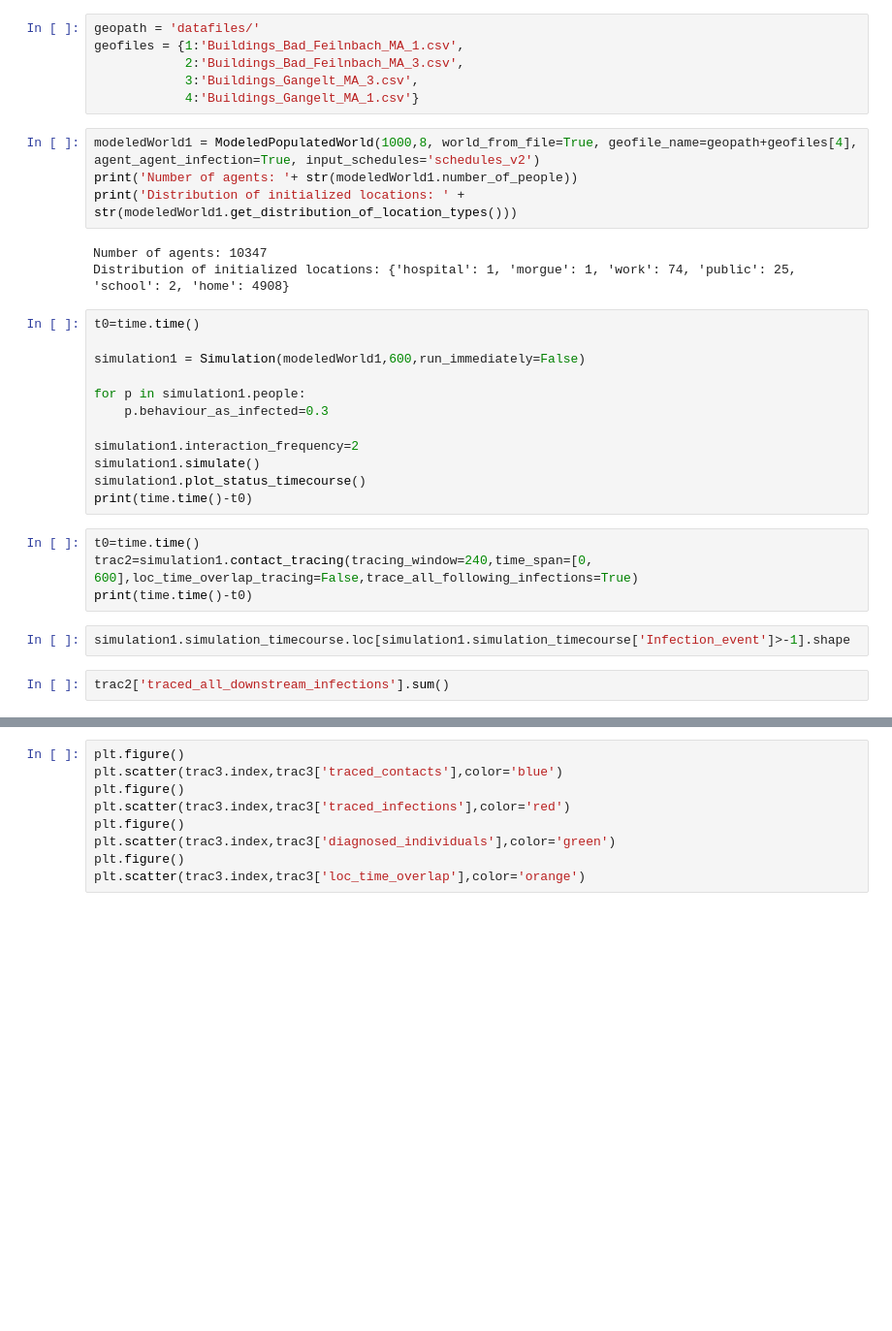
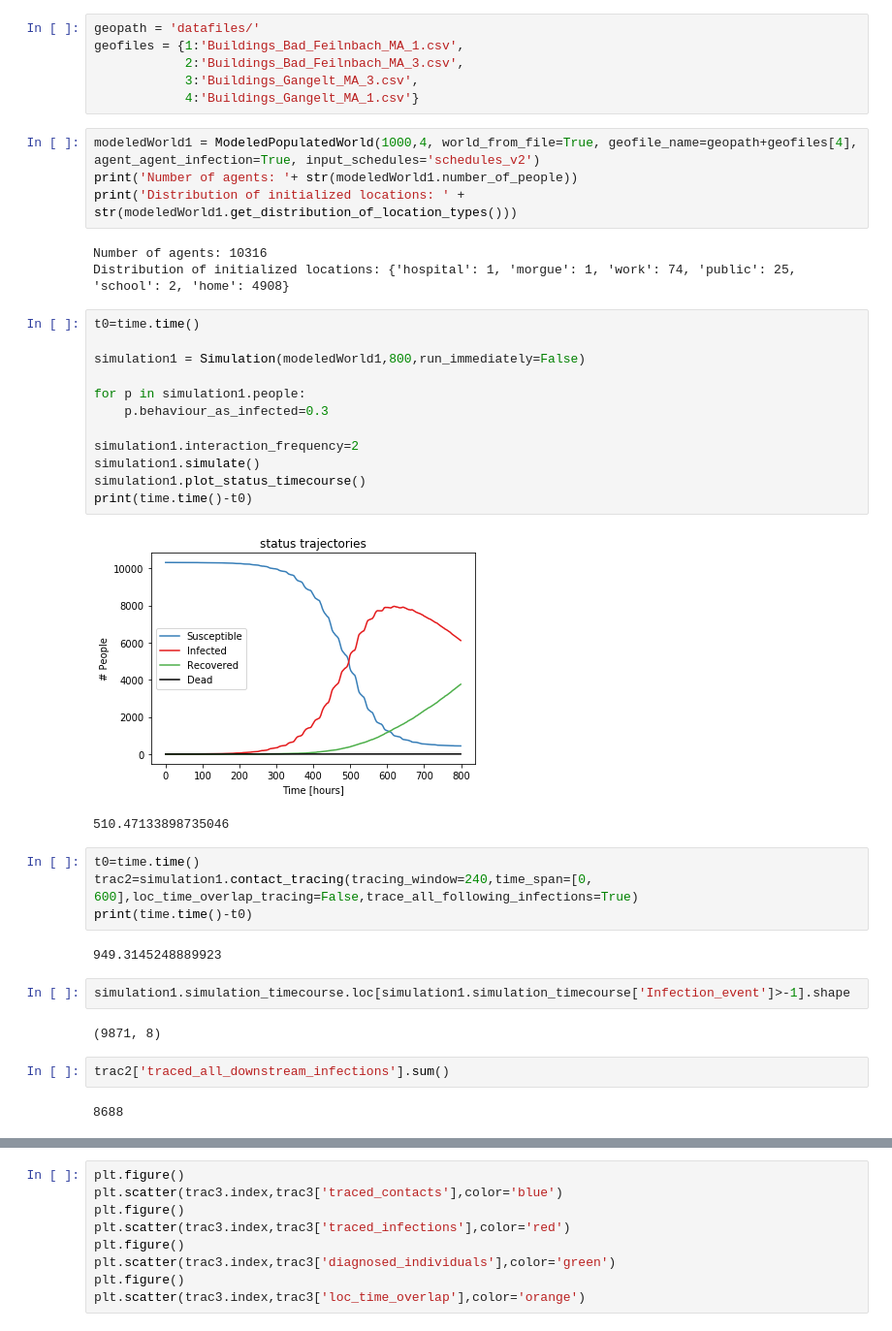
Before and after one commit to joba-1/Corona_Model, a Jupyter notebook: Heatmap_analysis.ipynb, the cells around one changed output, grey strips where cells are left out. Shown at 97% size. Saved outputs shown, nothing was run; the diff lists cells and outputs as text; blank space fills up the shorter version.

```diff
--- a/Heatmap_analysis.ipynb
+++ b/Heatmap_analysis.ipynb
@@ -16,31 +16,40 @@ geofiles = {1:'Buildings_Bad_Feilnbach_MA_1.csv',
             3:'Buildings_Gangelt_MA_3.csv',
             4:'Buildings_Gangelt_MA_1.csv'}
 # %%
-modeledWorld1 = ModeledPopulatedWorld(1000,8, world_from_file=True, geofile_name=geopath+geofiles[4], agent_agent_infection=True, input_schedules='schedules_v2')
+modeledWorld1 = ModeledPopulatedWorld(1000,4, world_from_file=True, geofile_name=geopath+geofiles[4], agent_agent_infection=True, input_schedules='schedules_v2')
 print('Number of agents: '+ str(modeledWorld1.number_of_people))
 print('Distribution of initialized locations: ' + str(modeledWorld1.get_distribution_of_location_types()))
 # %% [output]
-Number of agents: 10347
+Number of agents: 10316
 Distribution of initialized locations: {'hospital': 1, 'morgue': 1, 'work': 74, 'public': 25, 'school': 2, 'home': 4908}
 # %%
 t0=time.time()
 
-simulation1 = Simulation(modeledWorld1,600,run_immediately=False)
+simulation1 = Simulation(modeledWorld1,800,run_immediately=False)
 
 for p in simulation1.people:
     p.behaviour_as_infected=0.3
 
 simulation1.interaction_frequency=2
 simulation1.simulate()
 simulation1.plot_status_timecourse()
 print(time.time()-t0)
+# %% [output]
+[figure, added]
+510.47133898735046
 # %%
 t0=time.time()
 trac2=simulation1.contact_tracing(tracing_window=240,time_span=[0, 600],loc_time_overlap_tracing=False,trace_all_following_infections=True)
 print(time.time()-t0)
+# %% [output]
+949.3145248889923
 # %%
 simulation1.simulation_timecourse.loc[simulation1.simulation_timecourse['Infection_event']>-1].shape
+# %% [output]
+(9871, 8)
 # %%
 trac2['traced_all_downstream_infections'].sum()
+# %% [output]
+8688
 # %%
 trac2['traced_preventable_downstream_infections'].sum()
```
Also changed, not shown: parts of 8 cells of this notebook, 1 other file.
